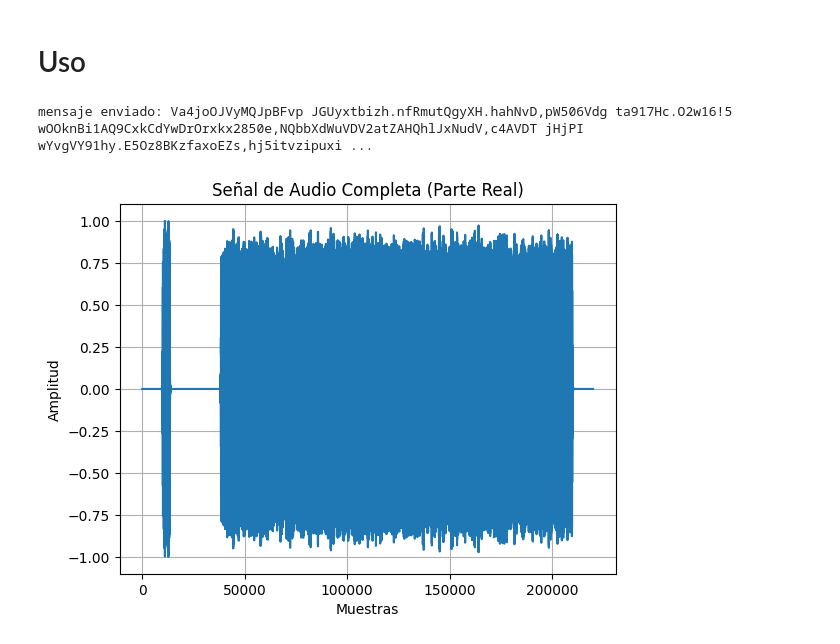
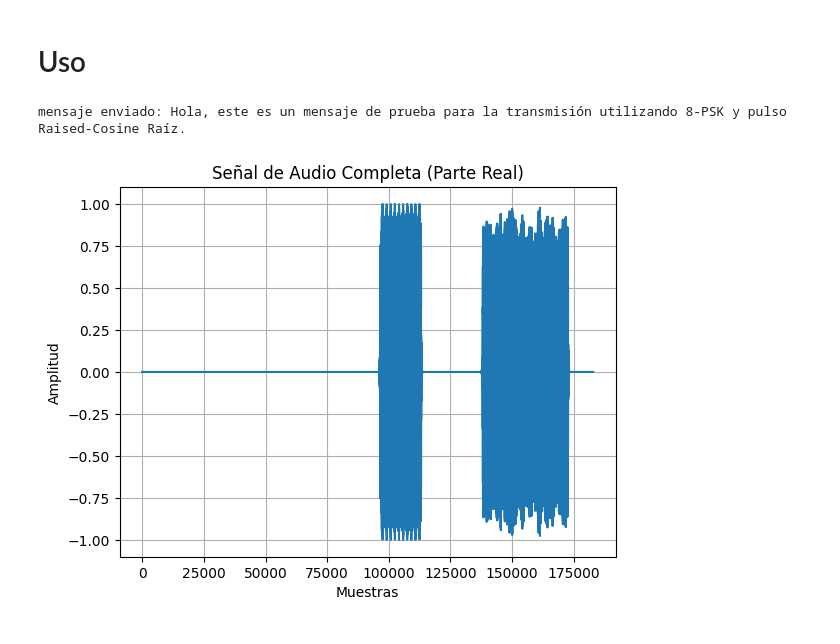
Before and after one commit to jbcgames/Proyecto-PDS, a Jupyter notebook: Transmisor.ipynb, the cells around one changed output. Cells and saved outputs as stored; diff of their text form; code cells hidden in the pictures.

```diff
--- a/Transmisor.ipynb
+++ b/Transmisor.ipynb
@@ -521,36 +521,36 @@ mensaje = ''.join(np.random.choice(
     list("ABCDEFGHIJKLMNOPQRSTUVWXYZabcdefghijklmnopqrstuvwxyz0123456789 .,!?"),
     size=500
 ))
-#mensaje = "Hola, este es un mensaje de prueba para la transmisión utilizando 8-PSK y pulso Raised-Cosine Raíz."
+mensaje = "Hola, este es un mensaje de prueba para la transmisión utilizando 8-PSK y pulso Raised-Cosine Raíz."
 print(f"mensaje enviado: {mensaje}")
 
 tx_bb_frame, pilot_bb, meta = build_frame_from_text(
     mensaje,
     fs=FS,
     sps=SPS,
     beta=BETA,
     span=SPAN,
     bits_per_symbol=BITS_PER_SYMBOL,  # =3 para 8PSK
     guard_ms=500.0,
-    pre_silence_ms=200.0,
+    pre_silence_ms=2000.0,
     post_silence_ms=200.0
 )
 
 fc = 4000  # tu portadora
 tx_audio = modulate_to_passband(tx_bb_frame, fc, FS)
 
 
 # Graficar la señal de audio completa
 plt.figure()
 plt.plot(tx_audio)
 plt.title("Señal de Audio Completa (Parte Real)")
 plt.xlabel("Muestras")
 plt.ylabel("Amplitud")
 plt.grid()
 plt.show()
 
 play_audio(tx_audio, FS)
 # %% [output]
-mensaje enviado: Va4joOJVyMQJpBFvp JGUyxtbizh.nfRmutQgyXH.hahNvD,pW506Vdg ta917Hc.O2w16!5 wOOknBi1AQ9CxkCdYwDrOrxkx2850e,NQbbXdWuVDV2atZAHQhlJxNudV,c4AVDT jHjPI wYvgVY91hy.E5Oz8BKzfaxoEZs,hj5itvzipuxi ...
+mensaje enviado: Hola, este es un mensaje de prueba para la transmisión utilizando 8-PSK y pulso Raised-Cosine Raíz.
-[figure, old version]
+[figure, new version]
 [interactive output not drawn]
```
Also changed, not shown: parts of 7 cells of this notebook, 2 other files.
